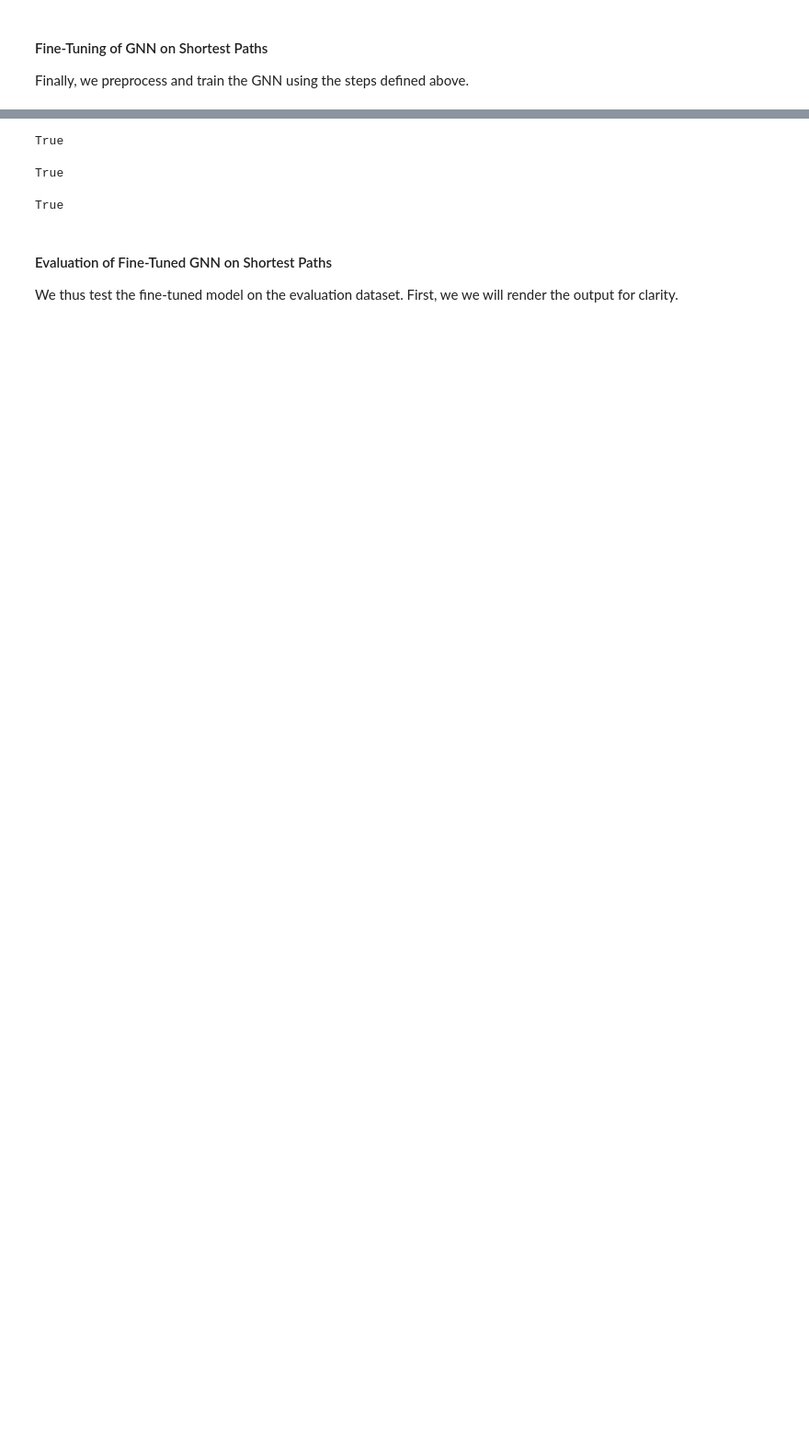
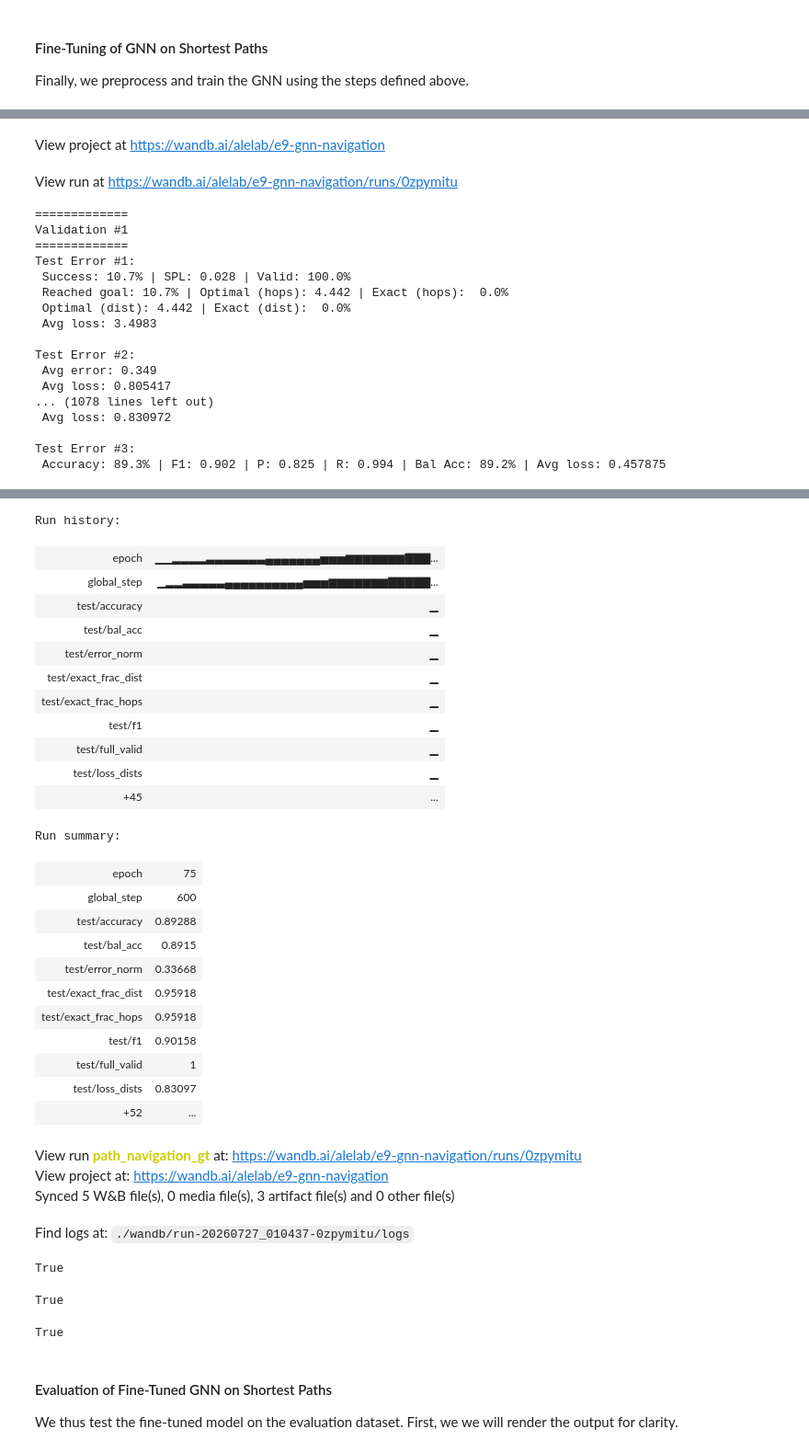
Before and after one commit to jotaporras/GREP, a Jupyter notebook: notebooks/e9_gnn_navigation.ipynb, the cells around one changed output, grey strips where cells are left out. Shown at 92% size. Drawn from its saved outputs; the diff is of its cells as text; code cells hidden in the pictures; blank space fills up the shorter version.

```diff
--- a/notebooks/e9_gnn_navigation.ipynb
+++ b/notebooks/e9_gnn_navigation.ipynb
@@ -984,17 +1059,17 @@ if train_dists:
 # %%
 if train_dists:
-    torch.save(detector, '../outputs/e9_multistage_training/suite2/edge_detector.pt')
-    torch.save(detector.gnn.state_dict(), f'../outputs/e9_multistage_training/suite2/edge_detector_{model_type}.pt')
+    torch.save(detector, '../outputs/e9_multistage_training/suite5/edge_detector.pt')
+    torch.save(detector.gnn.state_dict(), f'../outputs/e9_multistage_training/suite5/edge_detector_{model_type}.pt')
 else:
-    detector = torch.load('../outputs/e9_multistage_training/suite1/edge_detector.pt', weights_only=False)
-    gnn.load_state_dict(torch.load(f'../outputs/e9_multistage_training/suite1/edge_detector_{model_type}.pt'))
+    detector = torch.load('../outputs/e9_multistage_training/suite5/edge_detector.pt', weights_only=False)
+    gnn.load_state_dict(torch.load(f'../outputs/e9_multistage_training/suite5/edge_detector_{model_type}.pt'))
 # %%
 if train_dists:
-    torch.save(spd_gnn, '../outputs/e9_multistage_training/suite2/spd_gnn.pt')
-    torch.save(spd_gnn.gnn.state_dict(), f'../outputs/e9_multistage_training/suite2/spd_gnn_{model_type}.pt')
+    torch.save(spd_gnn, '../outputs/e9_multistage_training/suite5/spd_gnn.pt')
+    torch.save(spd_gnn.gnn.state_dict(), f'../outputs/e9_multistage_training/suite5/spd_gnn_{model_type}.pt')
 else:
-    spd_gnn = torch.load(f'../outputs/e9_multistage_training/suite1/spd_gnn.pt', weights_only=False)
-    gnn.load_state_dict(torch.load(f'../outputs/e9_multistage_training/suite1/spd_gnn_{model_type}.pt'))
+    spd_gnn = torch.load(f'../outputs/e9_multistage_training/suite5/spd_gnn.pt', weights_only=False)
+    gnn.load_state_dict(torch.load(f'../outputs/e9_multistage_training/suite5/spd_gnn_{model_type}.pt'))
 # %% [markdown]
 #### Evaluation of Pre-Trained GNN on Edge Incidence and Shortest-Paths Distance Estimation
 # %% [markdown]
@@ -1233,7 +1308,7 @@ epochs = nav_cfg['epochs']
 es_patience = nav_cfg['es_patience']
 batch_prop = nav_cfg['batch_prop']
 detour_bce = nav_cfg['detour_bce']
-train_paths = False
+train_paths = True
 
 
 # ---------------------------------------------------------------------------------------
@@ -1249,11 +1324,11 @@ def _allowed_mask(adj_row, visited):
 
 def _optimal_next_hops(graph, c, v, tol):
     """Set of neighbors w of c that lie on a shortest c->v path:
-    dist[w, v] == dist[c, v] - edge(c, w)  (weighted distance_m). Task 7 optional target."""
+    dist[w, v] == dist[c, v] - edge(c, w).                        Task 7 optional target."""
     neigh = graph.adj[c].nonzero(as_tuple=False).view(-1).tolist()
     dcv = float(graph.dist[c, v])
     hops = [w for w in neigh
-            if abs(float(graph.dist[w, v]) - (dcv - float(graph.adj_w[c, w]))) <= tol]
+            if abs(float(graph.dist[w, v]) - (dcv - float(graph.adj[c, w]))) <= tol]
     return hops
 
 
@@ -1292,12 +1367,12 @@ def _set_pe_determinism(model, on):
 
 def _nav_metrics(graph, u, v, path):
     """NetworkX validation of one rollout (mirrors path_validator.validate_path):
-    walk path hop-by-hop (G.has_edge + summed distance_m) vs the live
+    walk path hop-by-hop (G.has_edge + summed hops) vs the live
     nx.shortest_path_length optimum. Cached graph.dist/paths are not trusted here.
     """
     G = getattr(graph, 'nxg', None)
     if G is None:
-        G = to_networkx(graph, to_undirected=True, edge_attrs=['distance_m'])
+        G = to_networkx(graph, to_undirected=True)
     node_set = set(G.nodes)
 
     # Walk the route hop-by-hop: node existence, edge validity, traversed cost.
@@ -1308,7 +1383,7 @@ def _nav_metrics(graph, u, v, path):
         ok = G.has_edge(a, b)
         edge_ok.append(ok)
         if ok:
-            gen_dist += G[a][b]['distance_m']
+            gen_dist += 1  # unweighted graph: each traversed hop costs 1
     nodes_exist = sum(exists) / len(exists)
     validity = (sum(edge_ok) / len(edge_ok)) if edge_ok else 1.0
     assert validity == 1.0, f"masked rollout emitted a non-edge {u}->{v}: {path}"
@@ -1317,9 +1392,9 @@ def _nav_metrics(graph, u, v, path):
     reached = float(full_valid and path[-1] == v)
     gen_hops = len(pairs)
 
-    # Optimum run live on the graph: weighted (distance_m) and unweighted (hop BFS).
+    # Optimum run live on the graph: unweighted (hop BFS).
     try:
-        opt_dist = nx.shortest_path_length(G, u, v, weight='distance_m')
+        opt_dist = nx.shortest_path_length(G, u, v, weight=None)
         opt_hops = nx.shortest_path_length(G, u, v)
     except (nx.NetworkXNoPath, nx.NodeNotFound):
         opt_dist = opt_hops = float('nan')
@@ -1719,3 +1794,4 @@ if train_paths:
                      loss_fn, optimizer, scheduler, batch_size=batch_size, epochs=epochs)
     del optimizer, scheduler
     gc.collect()
+# %% [output]
@@ -1721,0 +1802,19 @@ if train_paths:
+View project at https://wandb.ai/alelab/e9-gnn-navigation
+View run at https://wandb.ai/alelab/e9-gnn-navigation/runs/0zpymitu
+=============
+Validation #1
+=============
+Test Error #1:
+ Success: 10.7% | SPL: 0.028 | Valid: 100.0%
+ Reached goal: 10.7% | Optimal (hops): 4.442 | Exact (hops):  0.0%
+ Optimal (dist): 4.442 | Exact (dist):  0.0%
+ Avg loss: 3.4983
+
+Test Error #2:
+ Avg error: 0.349
+ Avg loss: 0.805417
+... (1078 lines left out)
+ Avg loss: 0.830972
+
+Test Error #3:
+ Accuracy: 89.3% | F1: 0.902 | P: 0.825 | R: 0.994 | Bal Acc: 89.2% | Avg loss: 0.457875
@@ -1722,2 +1822,30 @@ if train_paths:
+Run history:
+| epoch | ▁▁▂▂▂▂▃▃▃▃▃▃▃▄▄▄▄▄▄▄▅▅▅▆▆▆▆▆▆▆▇▇▇... |
+| global_step | ▁▂▂▃▃▃▃▃▄▄▄▄▄▄▄▄▄▄▅▅▅▆▆▆▆▆▆▆▇▇▇▇▇... |
+| test/accuracy | ▁ |
+| test/bal_acc | ▁ |
+| test/error_norm | ▁ |
+| test/exact_frac_dist | ▁ |
+| test/exact_frac_hops | ▁ |
+| test/f1 | ▁ |
+| test/full_valid | ▁ |
+| test/loss_dists | ▁ |
+| +45 | ... |
+Run summary:
+| epoch | 75 |
+| global_step | 600 |
+| test/accuracy | 0.89288 |
+| test/bal_acc | 0.8915 |
+| test/error_norm | 0.33668 |
+| test/exact_frac_dist | 0.95918 |
+| test/exact_frac_hops | 0.95918 |
+| test/f1 | 0.90158 |
+| test/full_valid | 1 |
+| test/loss_dists | 0.83097 |
+| +52 | ... |
+View run path_navigation_gt at: https://wandb.ai/alelab/e9-gnn-navigation/runs/0zpymitu
+View project at: https://wandb.ai/alelab/e9-gnn-navigation
+Synced 5 W&B file(s), 0 media file(s), 3 artifact file(s) and 0 other file(s)
+Find logs at: ./wandb/run-20260727_010437-0zpymitu/logs
 # %%
 if train_paths:
```
Also changed, not shown: parts of 29 cells of this notebook.
